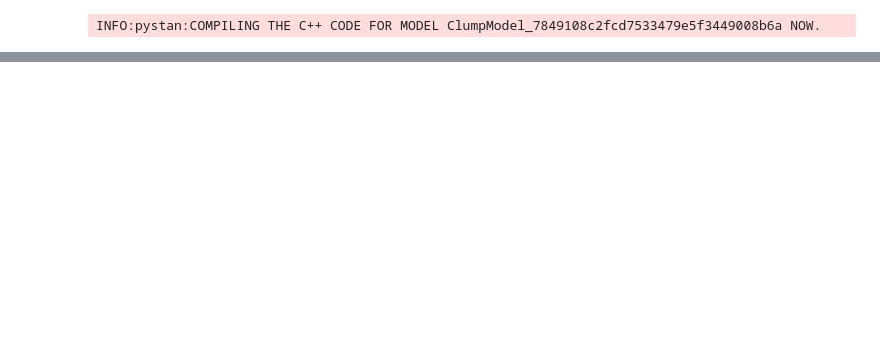
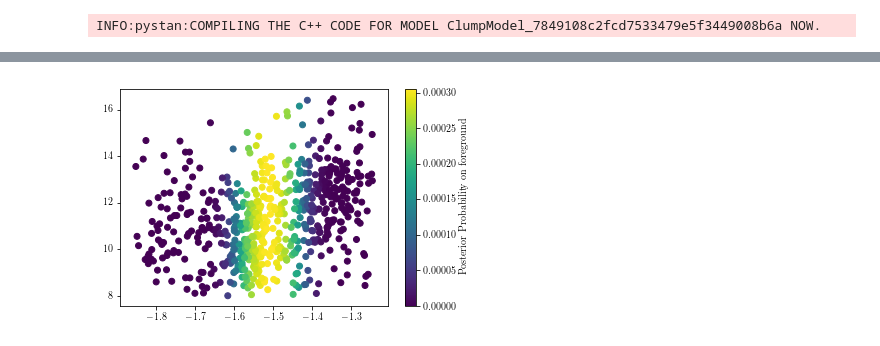
Before and after one commit to grd349/PyStanExamples, a Jupyter notebook: Oli/trilegal_mm.ipynb, the cells around one changed output, grey strips where cells are left out. Saved outputs shown, nothing was run; the diff lists cells and outputs as text; code cells hidden in the pictures; blank space fills up the shorter version.

```diff
--- a/Oli/trilegal_mm.ipynb
+++ b/Oli/trilegal_mm.ipynb
@@ -122,0 +134,22 @@ convergence, Rhat=1).
+# %%
+'''NOTE: TECHNICALLY THIS SHOULD USE M_TRUE, NOT M_K. NOT SURE HOW TO IMPLEMENT THAT YET...'''
+norm = 0.0
+#Margnialize for the values of theta
+for idx in tqdm(range(chain.shape[1])):
+    fg = trace['fout'][idx] * N(MK, trace['mu'][idx], trace['sigma'][idx])
+    bg = (1 - trace['fout'][idx]) * N(MK, trace['mu'][idx], trace['sout'][idx])
+    fg_pp = fg / (fg + bg)
+    bg_pp = bg / (fg + bg)
+    norm += 1
+
+#Normalize
+bg_pp /= norm
+fg_pp /= norm
+# %%
+#Now lets plot MK against K coloured
+fig, ax = plt.subplots()
+c = ax.scatter(MK, df.K, c=fg_pp)
+fig.colorbar(c,label='Posterior Probability on foreground')
+plt.show()
+# %% [output]
+[figure, added]
```
Also changed, not shown: parts of 13 cells of this notebook.
